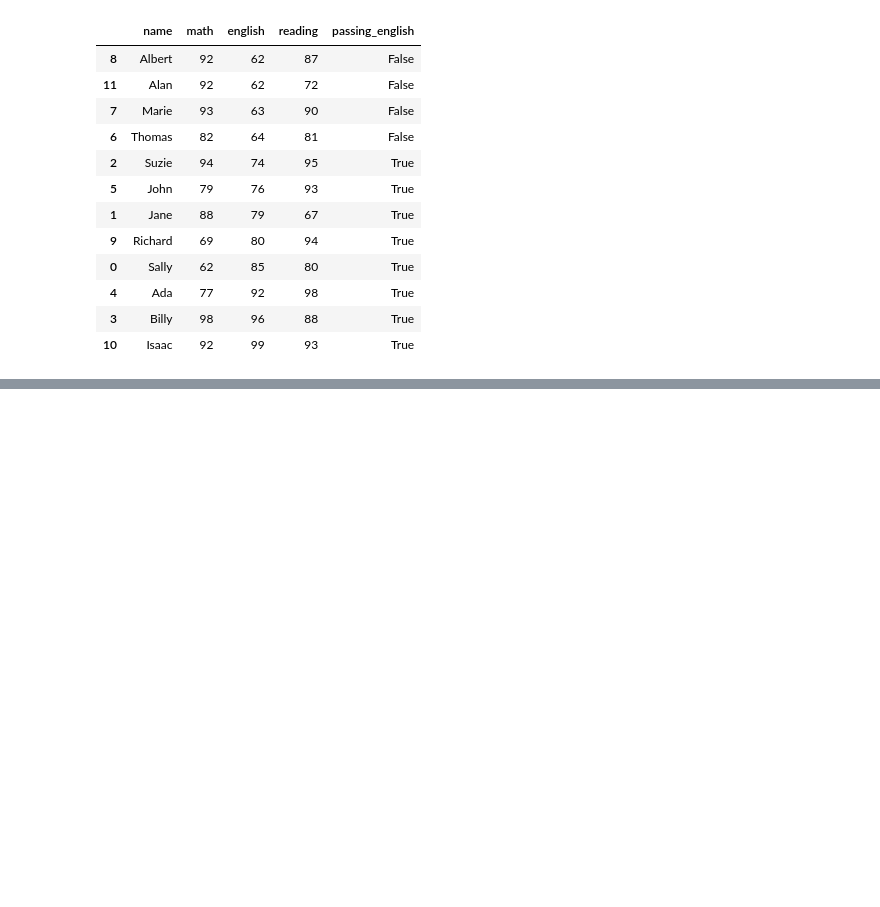
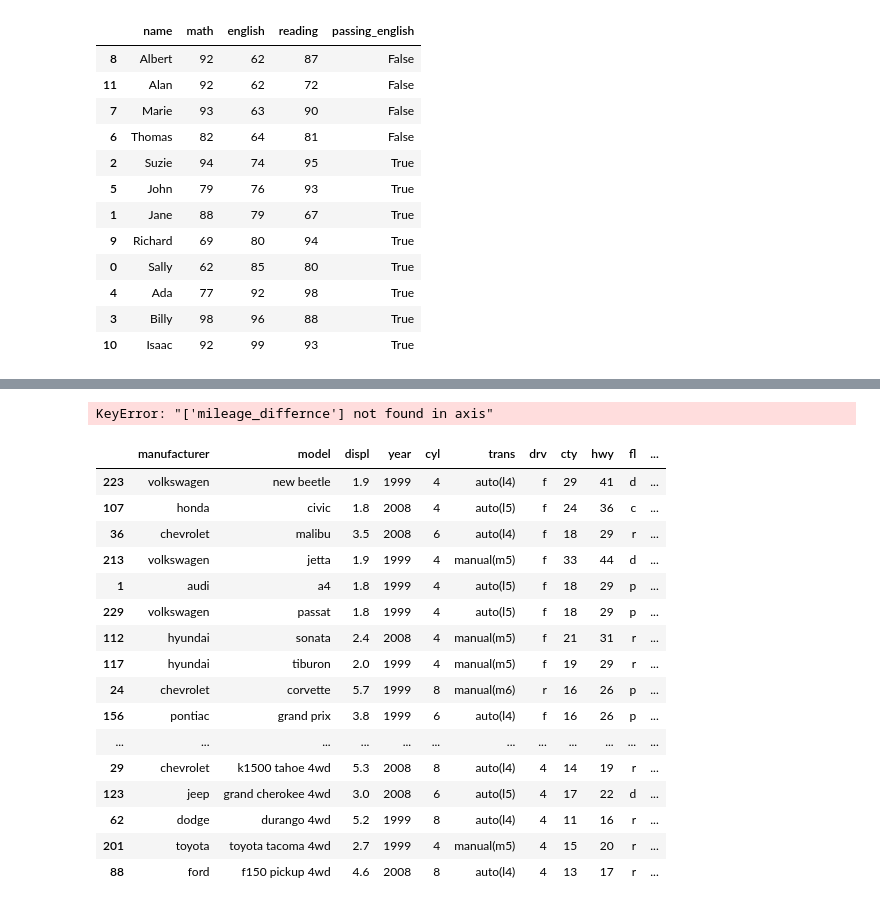
Before and after one commit to DBerchelmann/numpy-pandas-visualization-exercises, a Jupyter notebook: dataframes.ipynb, the cells around one changed output, grey strips where cells are left out. Drawn from its saved outputs; the diff is of its cells as text; code cells hidden in the pictures; blank space fills up the shorter version.

```diff
--- a/dataframes.ipynb
+++ b/dataframes.ipynb
@@ -206,0 +311,6 @@ df
+# %%
+# Do any cars have better city mileage than highway mileage?
+
+mpg['better_citymileage'] = mpg.cty > mpg.hwy
+
+mpg.sort_values(['better_citymileage'], ascending=[False])
@@ -206,0 +331,4 @@ df
+# %%
+# Create a column named mileage_difference this column should contain the difference between highway and city mileage for each car.
+
+mpg['mileage_difference'] = mpg.hwy - mpg.cty
@@ -206,0 +349,26 @@ df
+# %%
+mpg = mpg.drop(columns=['mileage_differnce'])
+# %% [output]
+KeyError: "['mileage_differnce'] not found in axis"
+# %%
+# Which car (or cars) has the highest mileage difference?
+
+mpg.loc[mpg.groupby('model')['mileage_difference'].idxmax()].sort_values(['mileage_difference'], ascending=[False])
+# %% [output]
+|  | manufacturer | model | displ | year | cyl | trans | drv | cty | hwy | fl | ... |
+| 223 | volkswagen | new beetle | 1.9 | 1999 | 4 | auto(l4) | f | 29 | 41 | d | ... |
+| 107 | honda | civic | 1.8 | 2008 | 4 | auto(l5) | f | 24 | 36 | c | ... |
+| 36 | chevrolet | malibu | 3.5 | 2008 | 6 | auto(l4) | f | 18 | 29 | r | ... |
+| 213 | volkswagen | jetta | 1.9 | 1999 | 4 | manual(m5) | f | 33 | 44 | d | ... |
+| 1 | audi | a4 | 1.8 | 1999 | 4 | auto(l5) | f | 18 | 29 | p | ... |
+| 229 | volkswagen | passat | 1.8 | 1999 | 4 | auto(l5) | f | 18 | 29 | p | ... |
+| 112 | hyundai | sonata | 2.4 | 2008 | 4 | manual(m5) | f | 21 | 31 | r | ... |
+| 117 | hyundai | tiburon | 2.0 | 1999 | 4 | manual(m5) | f | 19 | 29 | r | ... |
+| 24 | chevrolet | corvette | 5.7 | 1999 | 8 | manual(m6) | r | 16 | 26 | p | ... |
+| 156 | pontiac | grand prix | 3.8 | 1999 | 6 | auto(l4) | f | 16 | 26 | p | ... |
+| ... | ... | ... | ... | ... | ... | ... | ... | ... | ... | ... | ... |
+| 29 | chevrolet | k1500 tahoe 4wd | 5.3 | 2008 | 8 | auto(l4) | 4 | 14 | 19 | r | ... |
+| 123 | jeep | grand cherokee 4wd | 3.0 | 2008 | 6 | auto(l5) | 4 | 17 | 22 | d | ... |
+| 62 | dodge | durango 4wd | 5.2 | 1999 | 8 | auto(l4) | 4 | 11 | 16 | r | ... |
+| 201 | toyota | toyota tacoma 4wd | 2.7 | 1999 | 4 | manual(m5) | 4 | 15 | 20 | r | ... |
+| 88 | ford | f150 pickup 4wd | 4.6 | 2008 | 8 | auto(l4) | 4 | 13 | 17 | r | ... |
```
Also changed, not shown: parts of 29 cells of this notebook.
